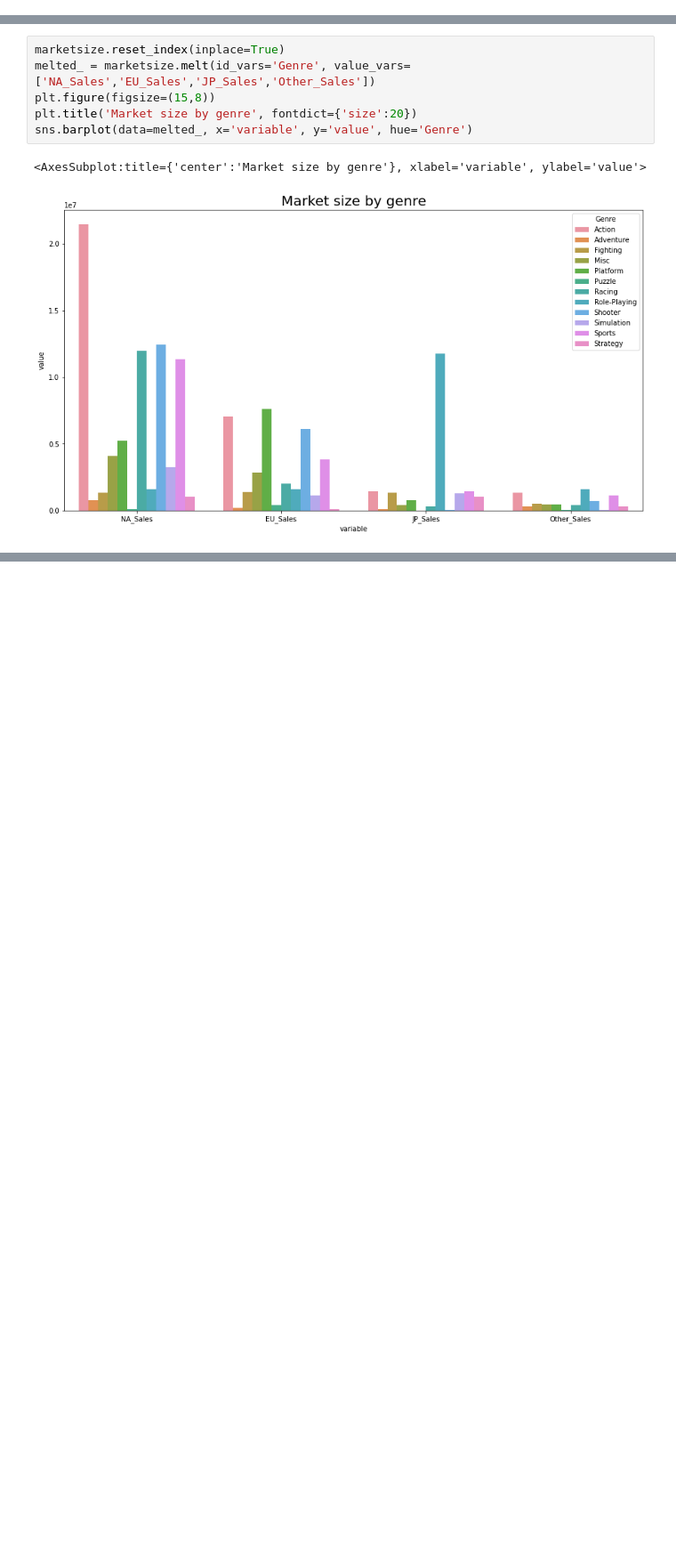
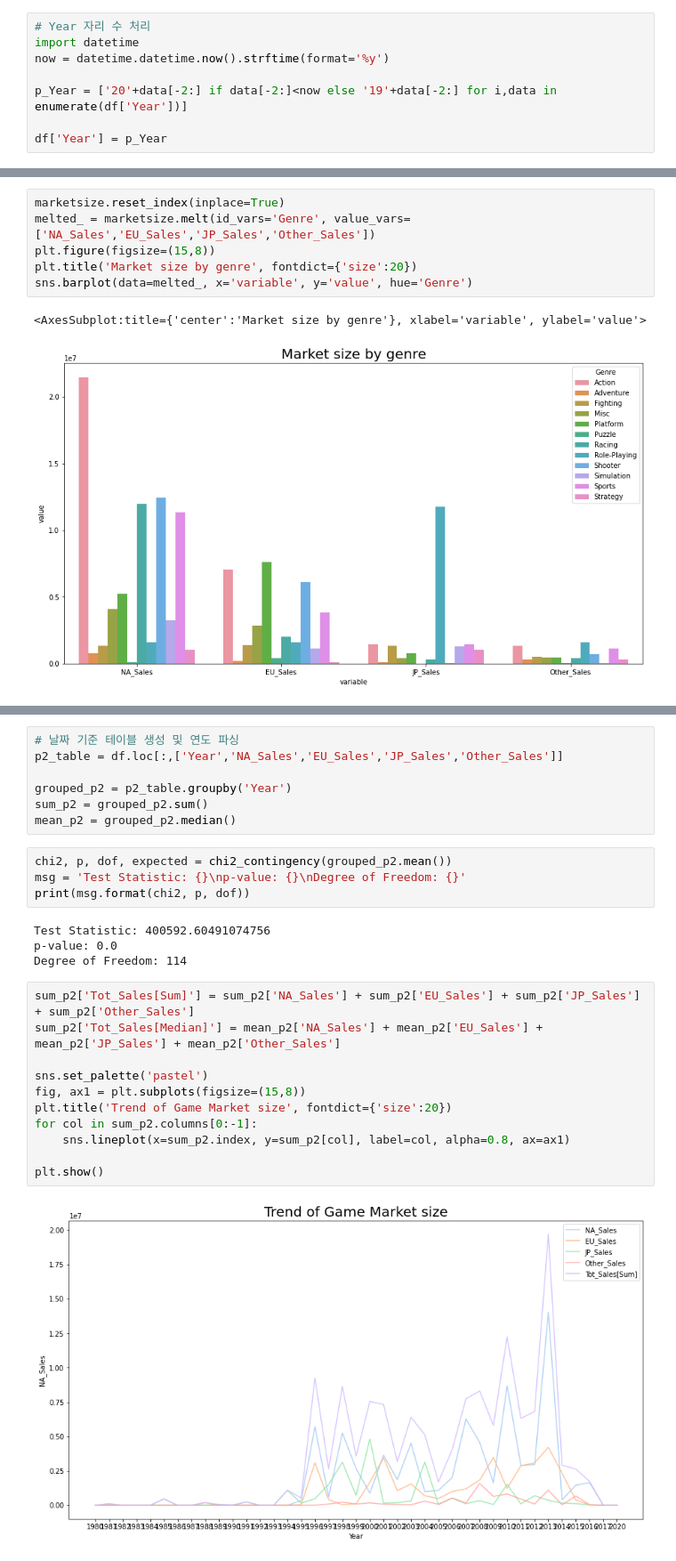
Before and after one commit to 4myLab/codestates, a Jupyter notebook: project/session1.ipynb, the cells around one changed output, grey strips where cells are left out. Shown: that part at 89% size. Cells and saved outputs as stored; diff of their text form; blank space fills up the shorter version.

```diff
--- a/project/session1.ipynb
+++ b/project/session1.ipynb
@@ -154,6 +152,14 @@ df['Publisher'].fillna('Unknown', inplace=True)
 # %%
 # 일단 진행 하기 위해 null값 제거 하고 진행
 df.dropna(inplace=True)
+# %%
+# Year 자리 수 처리
+import datetime
+now = datetime.datetime.now().strftime(format='%y')
+
+p_Year = ['20'+data[-2:] if data[-2:]<now else '19'+data[-2:] for i,data in enumerate(df['Year'])]
+
+df['Year'] = p_Year
 # %%
 df.isnull().sum()
 # %% [output]
@@ -248,3 +255,31 @@ ANS 1. 지역과 장르와의 관계에 있어 연관성이 있음 (p-value 0.05
 
 H0 : 연도별 게임의 트렌드가 없다.
 H1 : 연도별 게임의 트렌드가 있다.
+# %%
+# 날짜 기준 테이블 생성 및 연도 파싱
+p2_table = df.loc[:,['Year','NA_Sales','EU_Sales','JP_Sales','Other_Sales']]
+
+grouped_p2 = p2_table.groupby('Year')
+sum_p2 = grouped_p2.sum()
+mean_p2 = grouped_p2.median()
+# %%
+chi2, p, dof, expected = chi2_contingency(grouped_p2.mean())
+msg = 'Test Statistic: {}\np-value: {}\nDegree of Freedom: {}'
+print(msg.format(chi2, p, dof))
+# %% [output]
+Test Statistic: 400592.60491074756
+p-value: 0.0
+Degree of Freedom: 114
+# %%
+sum_p2['Tot_Sales[Sum]'] = sum_p2['NA_Sales'] + sum_p2['EU_Sales'] + sum_p2['JP_Sales'] + sum_p2['Other_Sales']
+sum_p2['Tot_Sales[Median]'] = mean_p2['NA_Sales'] + mean_p2['EU_Sales'] + mean_p2['JP_Sales'] + mean_p2['Other_Sales']
+
+sns.set_palette('pastel')
+fig, ax1 = plt.subplots(figsize=(15,8))
+plt.title('Trend of Game Market size', fontdict={'size':20})
+for col in sum_p2.columns[0:-1]:
+    sns.lineplot(x=sum_p2.index, y=sum_p2[col], label=col, alpha=0.8, ax=ax1)
+
+plt.show()
+# %% [output]
+[figure, added]
```
Also changed, not shown: parts of 12 cells of this notebook.
